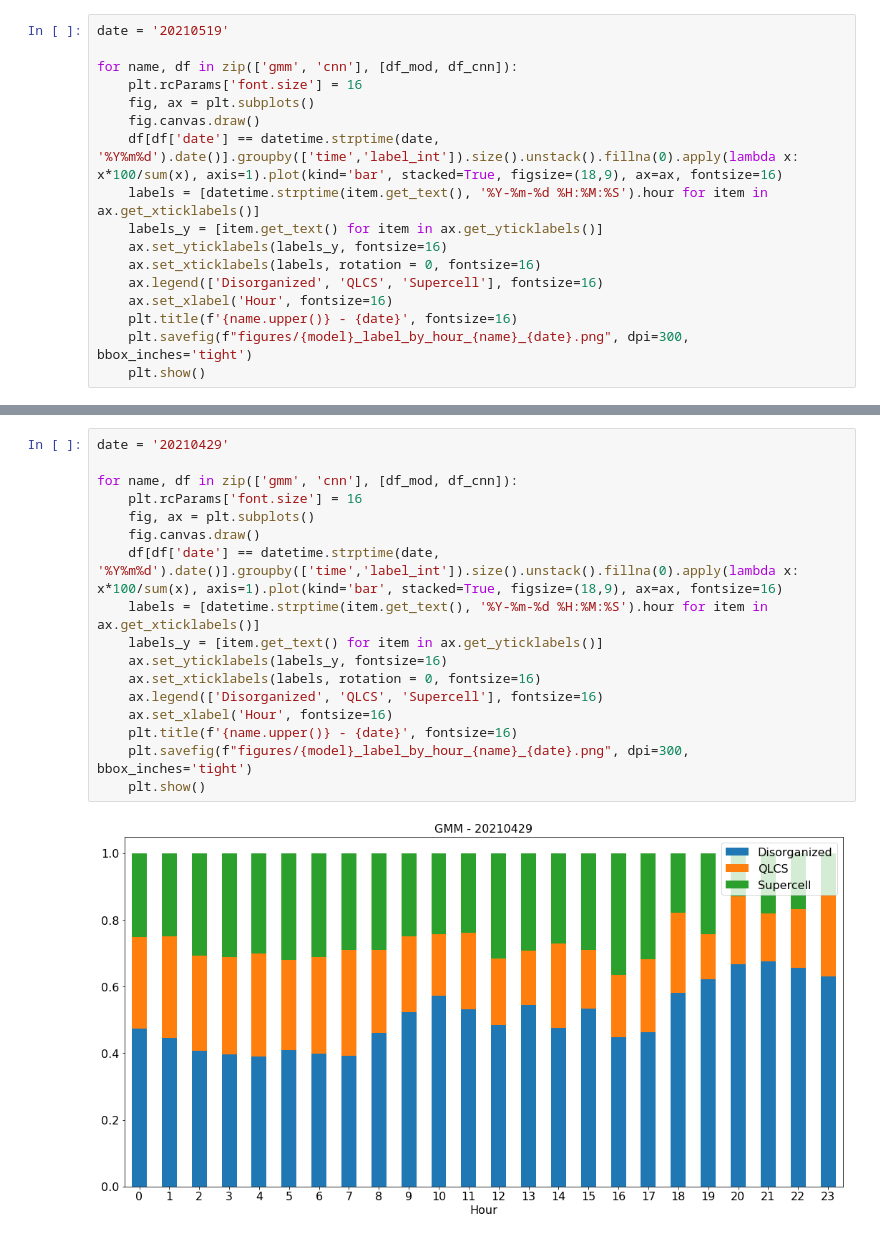
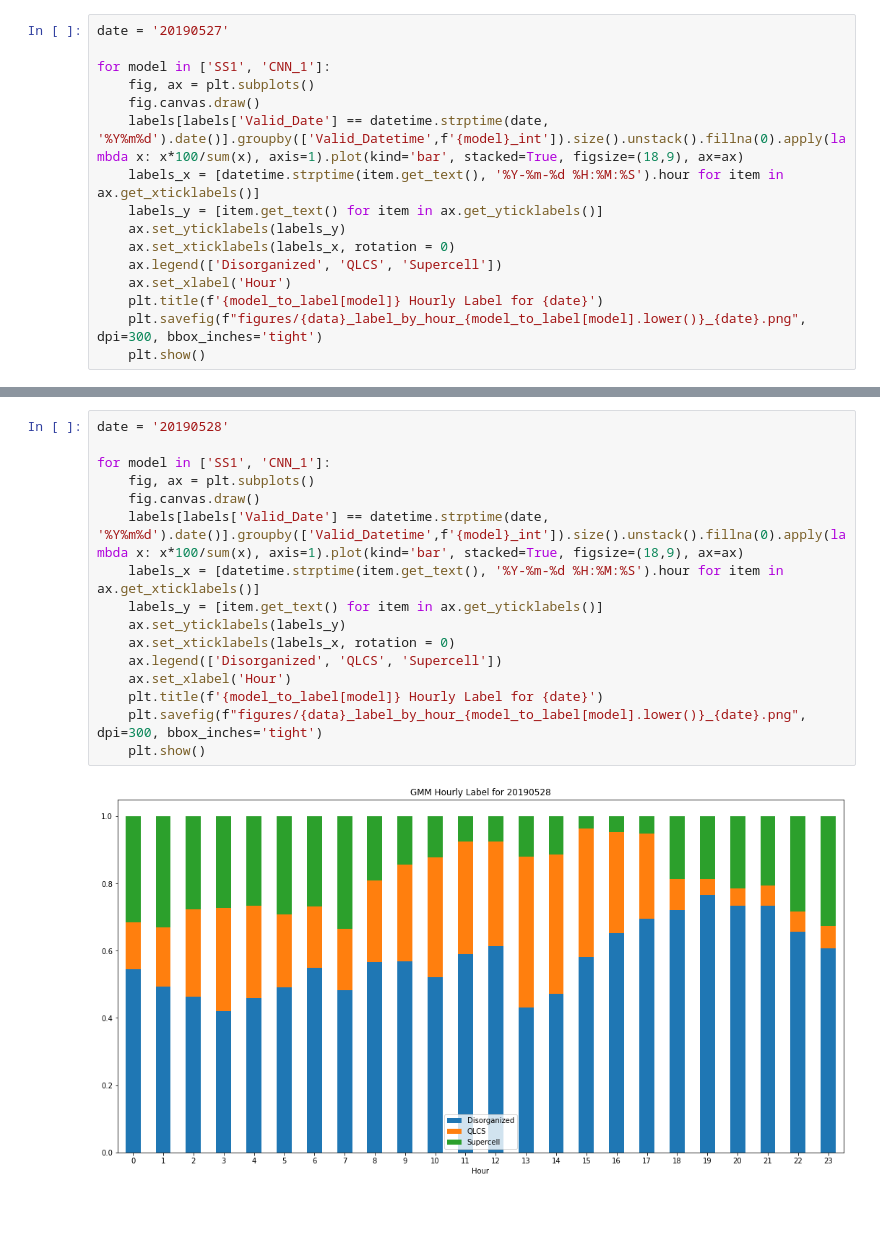
Before and after one commit to djgagne/HWT_mode, a Jupyter notebook: notebooks/distribution_variations_byday_HRRR.ipynb, the cells around one changed output, grey strips where cells are left out. Drawn from its saved outputs; the diff is of its cells as text; blank space fills up the shorter version.

```diff
--- a/notebooks/distribution_variations_byday_HRRR.ipynb
+++ b/notebooks/distribution_variations_byday_HRRR.ipynb
@@ -108,18 +141,17 @@ plt.show()
 # %%
-date = '20210519'
+date = '20190527'
 
-for name, df in zip(['gmm', 'cnn'], [df_mod, df_cnn]):
-    plt.rcParams['font.size'] = 16
+for model in ['SS1', 'CNN_1']:
     fig, ax = plt.subplots()
     fig.canvas.draw()
-    df[df['date'] == datetime.strptime(date, '%Y%m%d').date()].groupby(['time','label_int']).size().unstack().fillna(0).apply(lambda x: x*100/sum(x), axis=1).plot(kind='bar', stacked=True, figsize=(18,9), ax=ax, fontsize=16)
-    labels = [datetime.strptime(item.get_text(), '%Y-%m-%d %H:%M:%S').hour for item in ax.get_xticklabels()]
+    labels[labels['Valid_Date'] == datetime.strptime(date, '%Y%m%d').date()].groupby(['Valid_Datetime',f'{model}_int']).size().unstack().fillna(0).apply(lambda x: x*100/sum(x), axis=1).plot(kind='bar', stacked=True, figsize=(18,9), ax=ax)
+    labels_x = [datetime.strptime(item.get_text(), '%Y-%m-%d %H:%M:%S').hour for item in ax.get_xticklabels()]
     labels_y = [item.get_text() for item in ax.get_yticklabels()]
-    ax.set_yticklabels(labels_y, fontsize=16)
-    ax.set_xticklabels(labels, rotation = 0, fontsize=16)
-    ax.legend(['Disorganized', 'QLCS', 'Supercell'], fontsize=16)
-    ax.set_xlabel('Hour', fontsize=16)
-    plt.title(f'{name.upper()} - {date}', fontsize=16)
-    plt.savefig(f"figures/{model}_label_by_hour_{name}_{date}.png", dpi=300, bbox_inches='tight')
+    ax.set_yticklabels(labels_y)
+    ax.set_xticklabels(labels_x, rotation = 0)
+    ax.legend(['Disorganized', 'QLCS', 'Supercell'])
+    ax.set_xlabel('Hour')
+    plt.title(f'{model_to_label[model]} Hourly Label for {date}')
+    plt.savefig(f"figures/{data}_label_by_hour_{model_to_label[model].lower()}_{date}.png", dpi=300, bbox_inches='tight')
     plt.show()
 # %% [output]
@@ -128,19 +160,18 @@ for name, df in zip(['gmm', 'cnn'], [df_mod, df_cnn]):
 # %%
-date = '20210429'
+date = '20190528'
 
-for name, df in zip(['gmm', 'cnn'], [df_mod, df_cnn]):
-    plt.rcParams['font.size'] = 16
+for model in ['SS1', 'CNN_1']:
     fig, ax = plt.subplots()
     fig.canvas.draw()
-    df[df['date'] == datetime.strptime(date, '%Y%m%d').date()].groupby(['time','label_int']).size().unstack().fillna(0).apply(lambda x: x*100/sum(x), axis=1).plot(kind='bar', stacked=True, figsize=(18,9), ax=ax, fontsize=16)
-    labels = [datetime.strptime(item.get_text(), '%Y-%m-%d %H:%M:%S').hour for item in ax.get_xticklabels()]
+    labels[labels['Valid_Date'] == datetime.strptime(date, '%Y%m%d').date()].groupby(['Valid_Datetime',f'{model}_int']).size().unstack().fillna(0).apply(lambda x: x*100/sum(x), axis=1).plot(kind='bar', stacked=True, figsize=(18,9), ax=ax)
+    labels_x = [datetime.strptime(item.get_text(), '%Y-%m-%d %H:%M:%S').hour for item in ax.get_xticklabels()]
     labels_y = [item.get_text() for item in ax.get_yticklabels()]
-    ax.set_yticklabels(labels_y, fontsize=16)
-    ax.set_xticklabels(labels, rotation = 0, fontsize=16)
-    ax.legend(['Disorganized', 'QLCS', 'Supercell'], fontsize=16)
-    ax.set_xlabel('Hour', fontsize=16)
-    plt.title(f'{name.upper()} - {date}', fontsize=16)
-    plt.savefig(f"figures/{model}_label_by_hour_{name}_{date}.png", dpi=300, bbox_inches='tight')
+    ax.set_yticklabels(labels_y)
+    ax.set_xticklabels(labels_x, rotation = 0)
+    ax.legend(['Disorganized', 'QLCS', 'Supercell'])
+    ax.set_xlabel('Hour')
+    plt.title(f'{model_to_label[model]} Hourly Label for {date}')
+    plt.savefig(f"figures/{data}_label_by_hour_{model_to_label[model].lower()}_{date}.png", dpi=300, bbox_inches='tight')
     plt.show()
 # %% [output]
-[figure, old version]
+[figure, new version]
```
Also changed, not shown: parts of 22 cells of this notebook, 15 other files.
